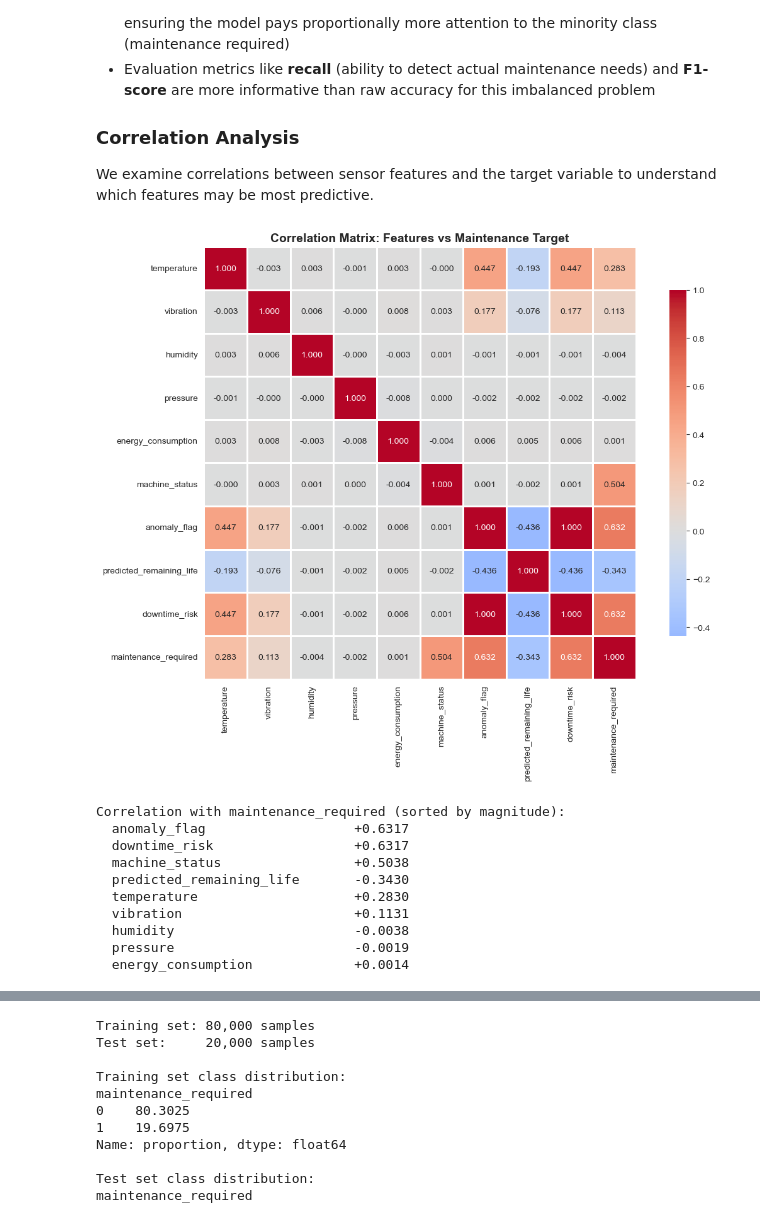
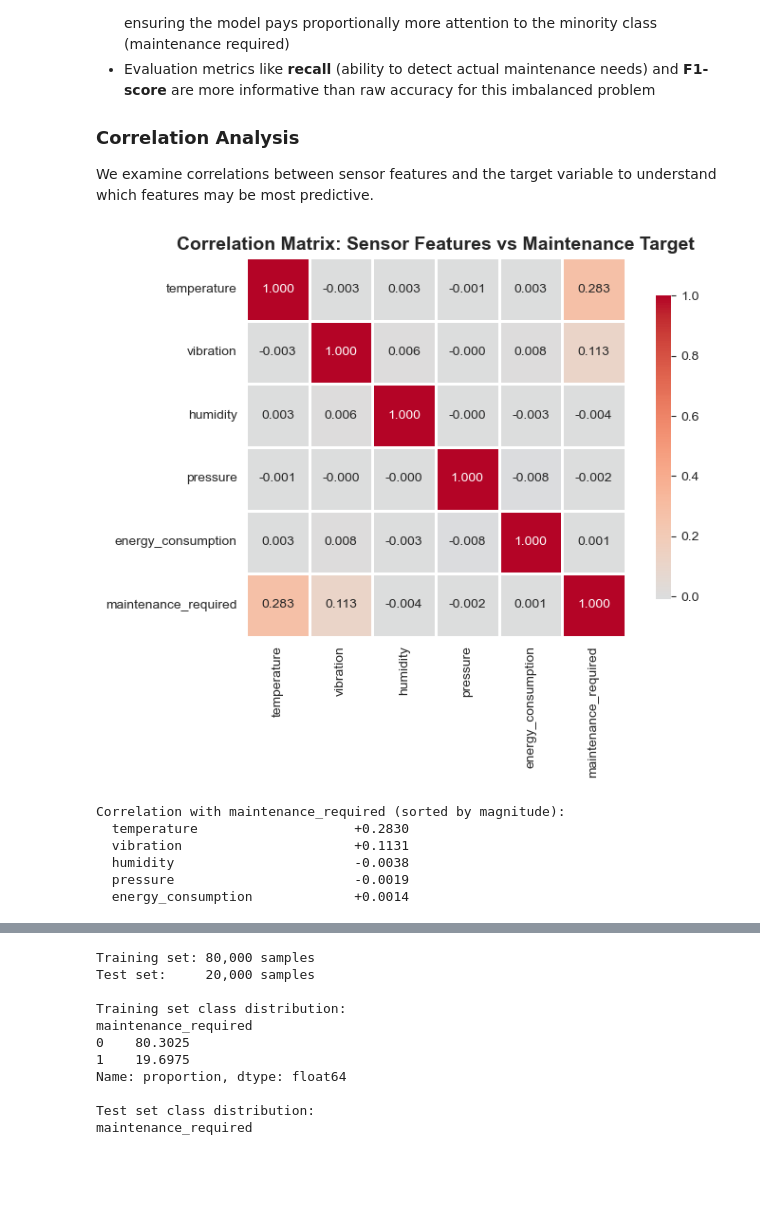
Before and after one commit to danielrbenjamin/manu465-project, a Jupyter notebook: code.ipynb, the cells around one changed output, grey strips where cells are left out. Cells and saved outputs as stored; diff of their text form; code cells hidden in the pictures; blank space fills up the shorter version.

```diff
--- a/code.ipynb
+++ b/code.ipynb
@@ -202,31 +203,26 @@ We examine correlations between sensor features and the target variable to under
 # %%
 # Correlation heatmap of numerical features with target
 numerical_features = ['temperature', 'vibration', 'humidity', 'pressure',
-                     'energy_consumption', 'machine_status', 'anomaly_flag',
-                     'predicted_remaining_life', 'downtime_risk', 'maintenance_required']
+                     'energy_consumption', 'maintenance_required']
 
 correlation_matrix = df[numerical_features].corr()
 
-plt.figure(figsize=(12, 9))
+plt.figure(figsize=(8, 6))
 sns.heatmap(correlation_matrix, annot=True, fmt='.3f', cmap='coolwarm',
             center=0, square=True, linewidths=1, cbar_kws={"shrink": 0.8})
-plt.title('Correlation Matrix: Features vs Maintenance Target', fontsize=14, fontweight='bold')
+plt.title('Correlation Matrix: Sensor Features vs Maintenance Target', fontsize=14, fontweight='bold')
 plt.tight_layout()
 plt.show()
 
 # Print correlations with target sorted by absolute value
 print("\nCorrelation with maintenance_required (sorted by magnitude):")
 target_corr = correlation_matrix['maintenance_required'].drop('maintenance_required').abs().sort_values(ascending=False)
 for feature, corr in target_corr.items():
     sign = '+' if correlation_matrix['maintenance_required'][feature] > 0 else '-'
     print(f"  {feature:<30s} {sign}{corr:.4f}")
 # %% [output]
-[figure, old version]
+[figure, new version]
 Correlation with maintenance_required (sorted by magnitude):
-  anomaly_flag                   +0.6317
-  downtime_risk                  +0.6317
-  machine_status                 +0.5038
-  predicted_remaining_life       -0.3430
   temperature                    +0.2830
   vibration                      +0.1131
   humidity                       -0.0038
```
Also changed, not shown: parts of 32 cells of this notebook, 25 other files.
